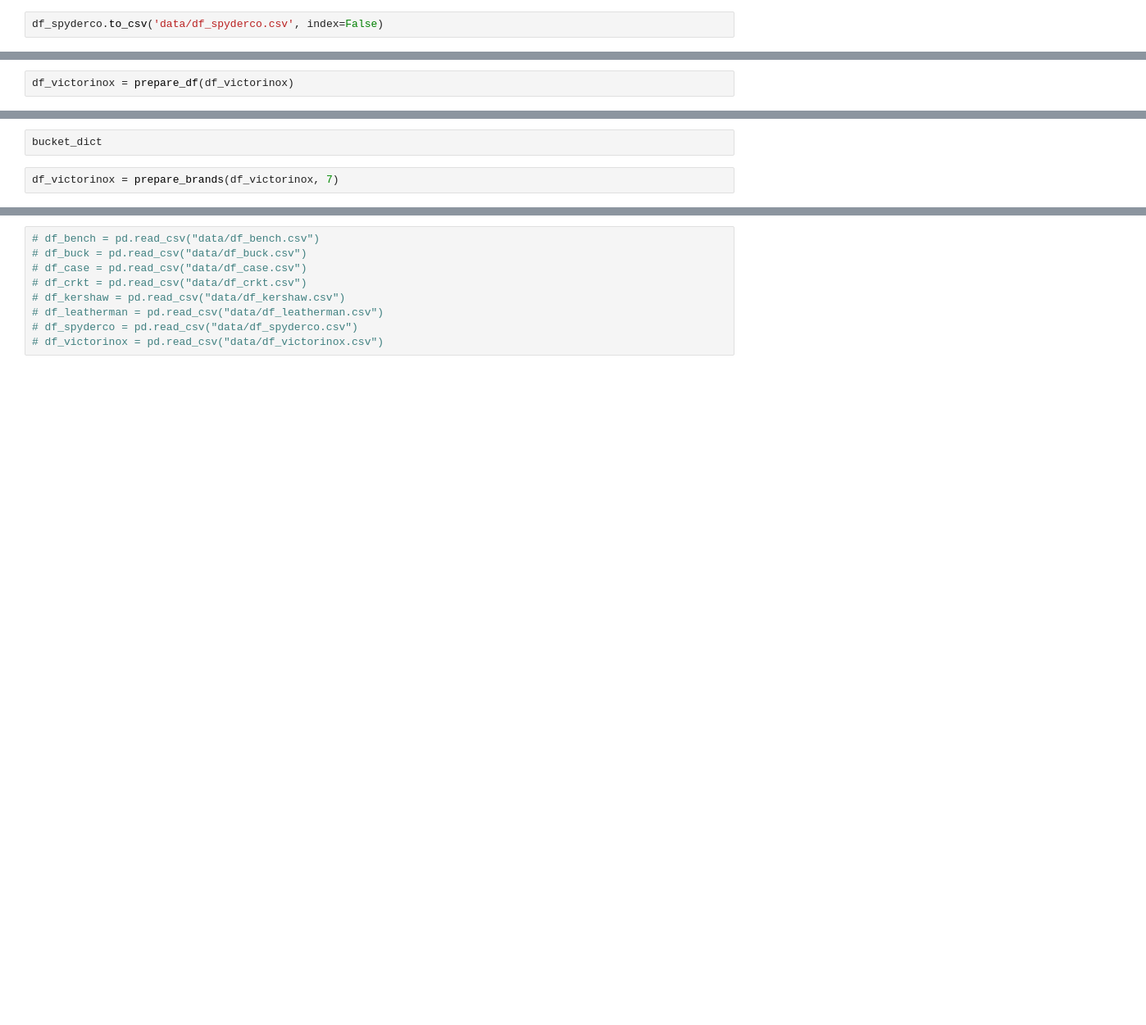
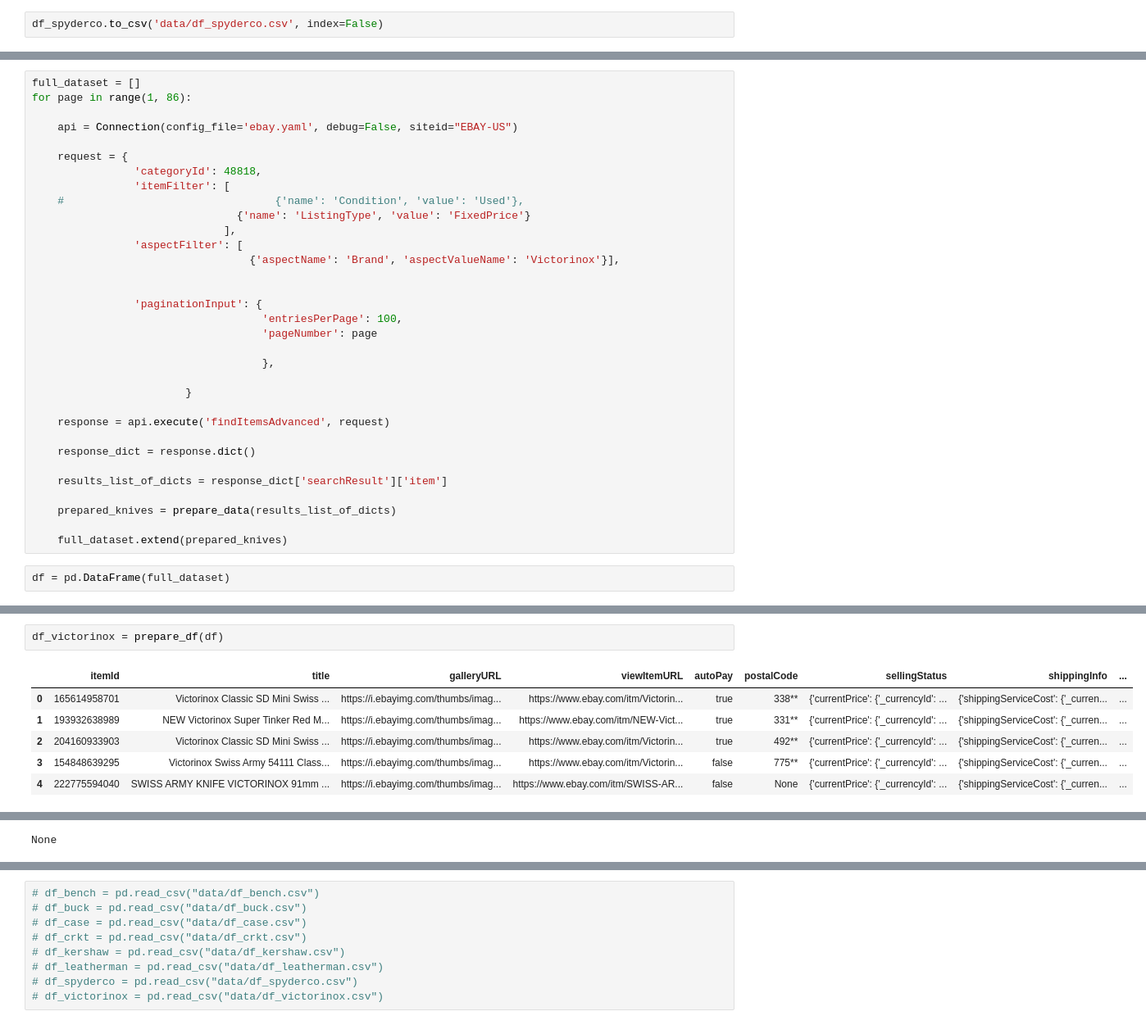
Before and after one commit to ddey117/Neural_Network_Predicting_Reseller_Success_Ebay, a Jupyter notebook: sourcing_data.ipynb, the cells around one changed output, grey strips where cells are left out. Shown at 82% size. Cells and saved outputs as stored; diff of their text form; blank space fills up the shorter version.

```diff
--- a/sourcing_data.ipynb
+++ b/sourcing_data.ipynb
@@ -1076 +687,36 @@ df_sog = prepare_brands(df_sog, 8)
+# %%
+full_dataset = []
+for page in range(1, 86):
+
+    api = Connection(config_file='ebay.yaml', debug=False, siteid="EBAY-US")
+
+    request = {
+                'categoryId': 48818,
+                'itemFilter': [
+    #                                 {'name': 'Condition', 'value': 'Used'},
+                                {'name': 'ListingType', 'value': 'FixedPrice'}
+                              ],
+                'aspectFilter': [
+                                  {'aspectName': 'Brand', 'aspectValueName': 'Victorinox'}],
+
+
+                'paginationInput': {
+                                    'entriesPerPage': 100,
+                                    'pageNumber': page
+
+                                    },
+
+                        }
+
+    response = api.execute('findItemsAdvanced', request)
+
+    response_dict = response.dict()
+
+    results_list_of_dicts = response_dict['searchResult']['item']
+
+    prepared_knives = prepare_data(results_list_of_dicts)
+
+    full_dataset.extend(prepared_knives)
+# %%
+df = pd.DataFrame(full_dataset)
 # %%
@@ -1134,2 +745,9 @@ df_victorinox = pd.DataFrame(full_dataset)
 # %%
-df_victorinox = prepare_df(df_victorinox)
+df_victorinox = prepare_df(df)
+# %% [output]
+|  | itemId | title | galleryURL | viewItemURL | autoPay | postalCode | sellingStatus | shippingInfo | ... |
+| 0 | 165614958701 | Victorinox Classic SD Mini Swiss ... | https://i.ebayimg.com/thumbs/imag... | https://www.ebay.com/itm/Victorin... | true | 338** | {'currentPrice': {'_currencyId': ... | {'shippingServiceCost': {'_curren... | ... |
+| 1 | 193932638989 | NEW Victorinox Super Tinker Red M... | https://i.ebayimg.com/thumbs/imag... | https://www.ebay.com/itm/NEW-Vict... | true | 331** | {'currentPrice': {'_currencyId': ... | {'shippingServiceCost': {'_curren... | ... |
+| 2 | 204160933903 | Victorinox Classic SD Mini Swiss ... | https://i.ebayimg.com/thumbs/imag... | https://www.ebay.com/itm/Victorin... | true | 492** | {'currentPrice': {'_currencyId': ... | {'shippingServiceCost': {'_curren... | ... |
+| 3 | 154848639295 | Victorinox Swiss Army 54111 Class... | https://i.ebayimg.com/thumbs/imag... | https://www.ebay.com/itm/Victorin... | false | 775** | {'currentPrice': {'_currencyId': ... | {'shippingServiceCost': {'_curren... | ... |
+| 4 | 222775594040 | SWISS ARMY KNIFE VICTORINOX 91mm ... | https://i.ebayimg.com/thumbs/imag... | https://www.ebay.com/itm/SWISS-AR... | false | None | {'currentPrice': {'_currencyId': ... | {'shippingServiceCost': {'_curren... | ... |
@@ -1136,6 +771,3 @@ df_victorinox = prepare_df(df_victorinox)
+None
-# %%
-bucket_dict
-# %%
-df_victorinox = prepare_brands(df_victorinox, 7)
 # %%
 df_victorinox.info()
```
Also changed, not shown: parts of 173 cells of this notebook, 10 other files.
